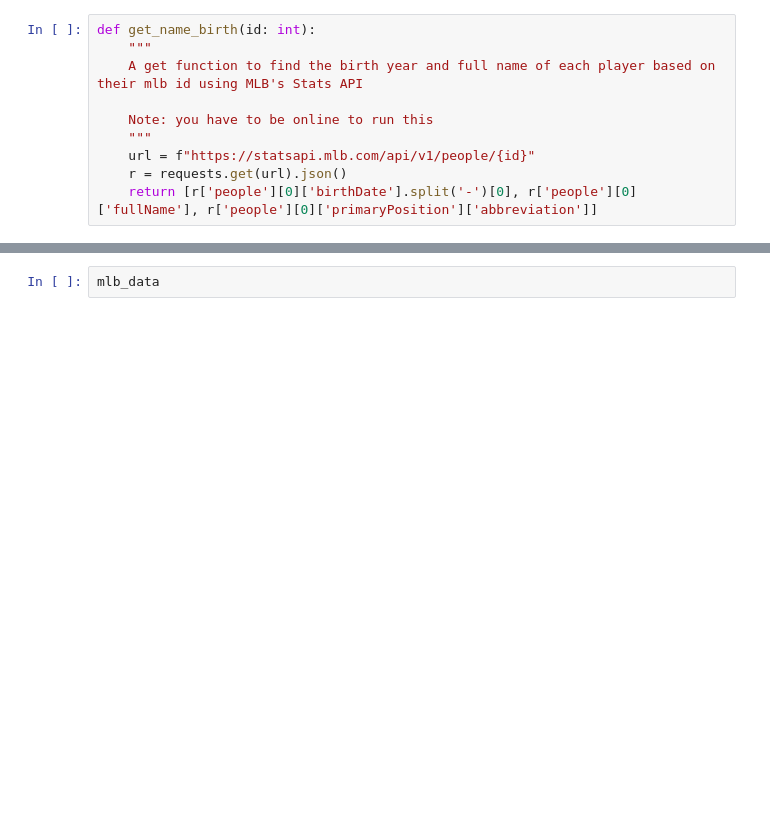
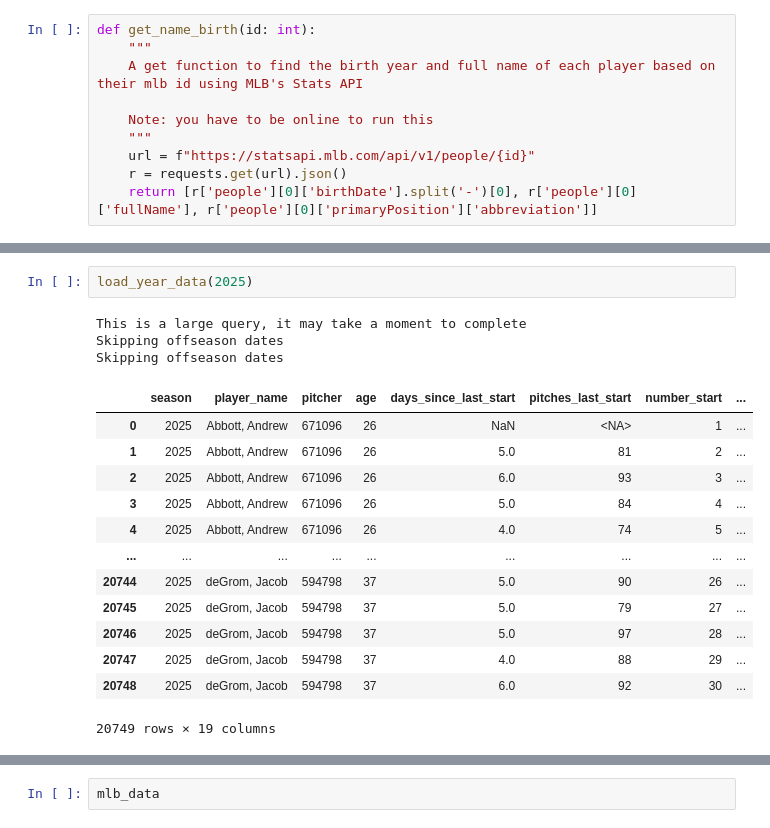
Before and after one commit to SatrunsDream/Workload-effect-on-pitcher-injury, a Jupyter notebook: EDA.ipynb, the cells around one changed output, grey strips where cells are left out. Cells and saved outputs as stored; diff of their text form; blank space fills up the shorter version.

Commit message:
added mlb data

```diff
--- a/EDA.ipynb
+++ b/EDA.ipynb
@@ -144,6 +146,25 @@ def load_year_data(year: int):
     df_pitcher_games[pitches_to_shift] = (df_pitcher_games.groupby('pitcher')[pitches_to_shift].shift(1))
 
     return df_pitcher_games
+# %%
+load_year_data(2025)
+# %% [output]
+This is a large query, it may take a moment to complete
+Skipping offseason dates
+Skipping offseason dates
+|  | season | player_name | pitcher | age | days_since_last_start | pitches_last_start | number_start | ... |
+| 0 | 2025 | Abbott, Andrew | 671096 | 26 | NaN | <NA> | 1 | ... |
+| 1 | 2025 | Abbott, Andrew | 671096 | 26 | 5.0 | 81 | 2 | ... |
+| 2 | 2025 | Abbott, Andrew | 671096 | 26 | 6.0 | 93 | 3 | ... |
+| 3 | 2025 | Abbott, Andrew | 671096 | 26 | 5.0 | 84 | 4 | ... |
+| 4 | 2025 | Abbott, Andrew | 671096 | 26 | 4.0 | 74 | 5 | ... |
+| ... | ... | ... | ... | ... | ... | ... | ... | ... |
+| 20744 | 2025 | deGrom, Jacob | 594798 | 37 | 5.0 | 90 | 26 | ... |
+| 20745 | 2025 | deGrom, Jacob | 594798 | 37 | 5.0 | 79 | 27 | ... |
+| 20746 | 2025 | deGrom, Jacob | 594798 | 37 | 5.0 | 97 | 28 | ... |
+| 20747 | 2025 | deGrom, Jacob | 594798 | 37 | 4.0 | 88 | 29 | ... |
+| 20748 | 2025 | deGrom, Jacob | 594798 | 37 | 6.0 | 92 | 30 | ... |
+20749 rows × 19 columns
 # %%
 mlb_data = pd.concat([load_year_data(i) for i in range(2020, 2025)], ignore_index=True)
 # %% [output]
```
Also changed, not shown: parts of 4 cells of this notebook, 2 other files.
